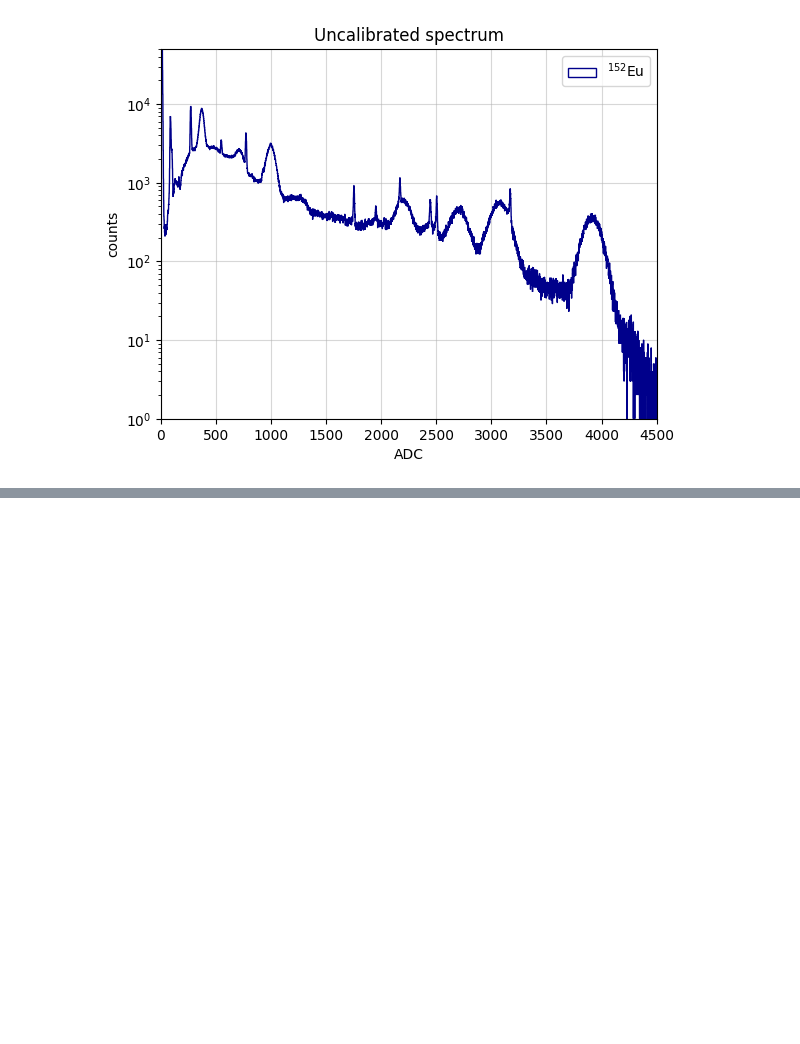
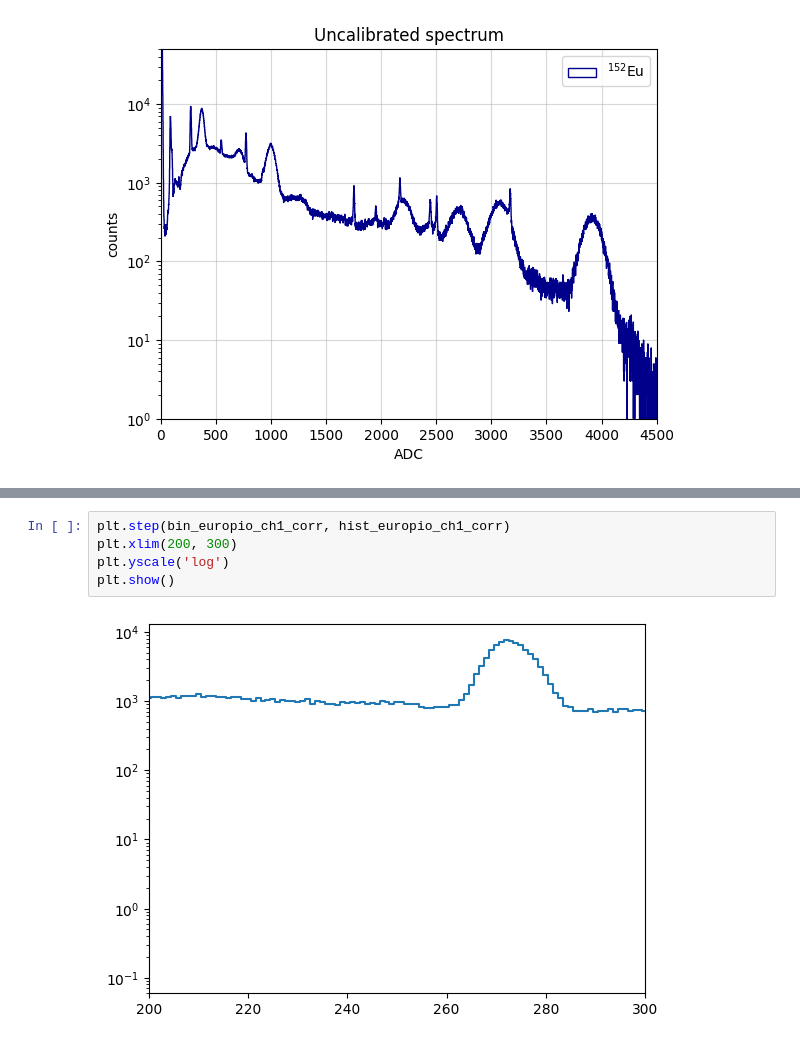
Before and after one commit to b3n3d3tt4/gamma, a Jupyter notebook: analisi.ipynb, the cells around one changed output, grey strips where cells are left out. Drawn from its saved outputs; the diff is of its cells as text; blank space fills up the shorter version.

```diff
--- a/analisi.ipynb
+++ b/analisi.ipynb
@@ -270,0 +275,7 @@ plt.show()
+# %%
+plt.step(bin_europio_ch1_corr, hist_europio_ch1_corr)
+plt.xlim(200, 300)
+plt.yscale('log')
+plt.show()
+# %% [output]
+[figure, added]
```
Also changed, not shown: parts of 3 cells of this notebook, 1 other file.
